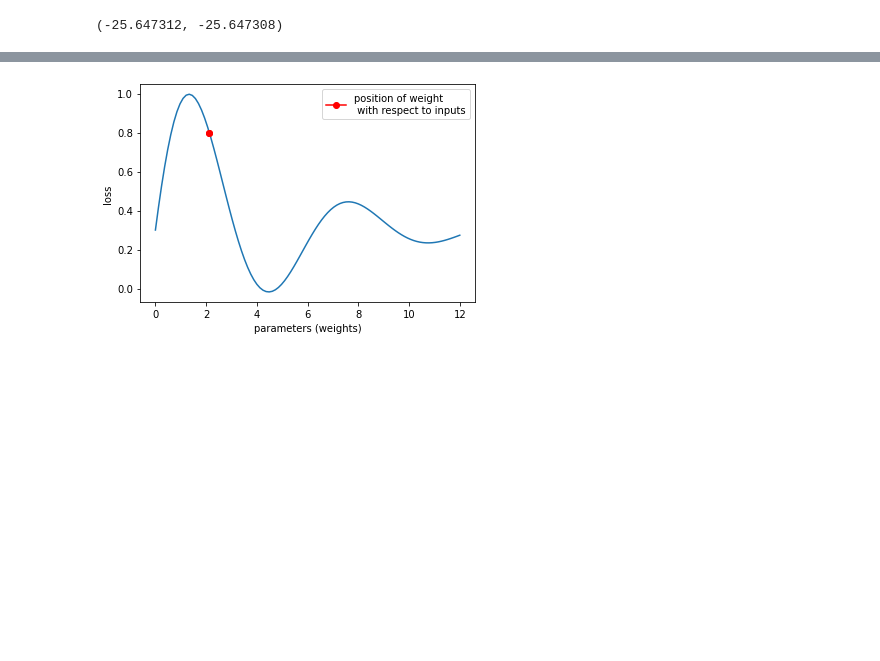
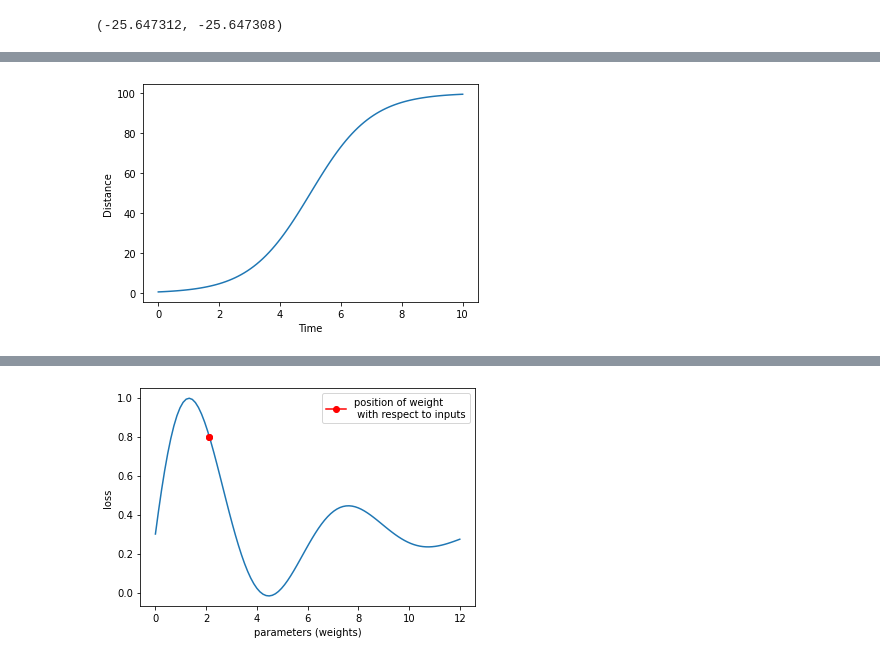
Before and after one commit to ludius0/my-blog, a Jupyter notebook: _notebooks/2021-06-17-Neural-network-from-scratch-(update).ipynb, the cells around one changed output, grey strips where cells are left out. Saved outputs shown, nothing was run; the diff lists cells and outputs as text; code cells hidden in the pictures; blank space fills up the shorter version.

```diff
--- a/_notebooks/2020-12-14-Neural-network-from-scratch.ipynb
+++ b/_notebooks/2021-06-17-Neural-network-from-scratch-(update).ipynb
@@ -417,0 +423,16 @@ Let's say we have only one small linear **hidden layer** with a **loss function*
+# %%
+#hide-input
+signmoid_function = lambda x: 100 / (1 + np.exp(-x))
+# sigmoid graph
+xs = np.linspace(-5, 5, 100)
+ys = signmoid_function(xs)
+xs += 5
+plt.plot(xs, ys)
+plt.xlabel("Time")
+plt.ylabel("Distance")
+# point
+#plt.plot(5, 50, "r", marker="o")
+#plt.plot(np.array([4.6, 5.4]), np.array([40, 60]), "r")
+plt.show()
+# %% [output]
+[figure, added]
```
Also changed, not shown: parts of 46 cells of this notebook, 1 other file.
